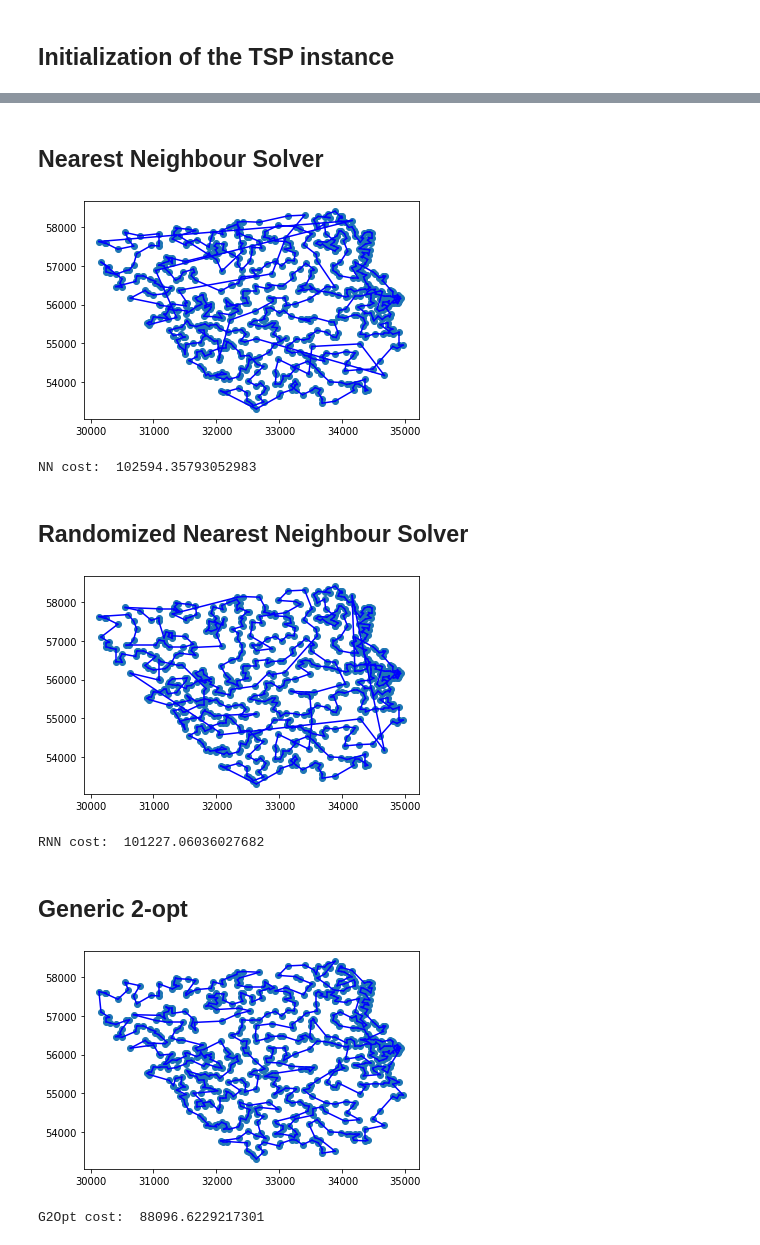
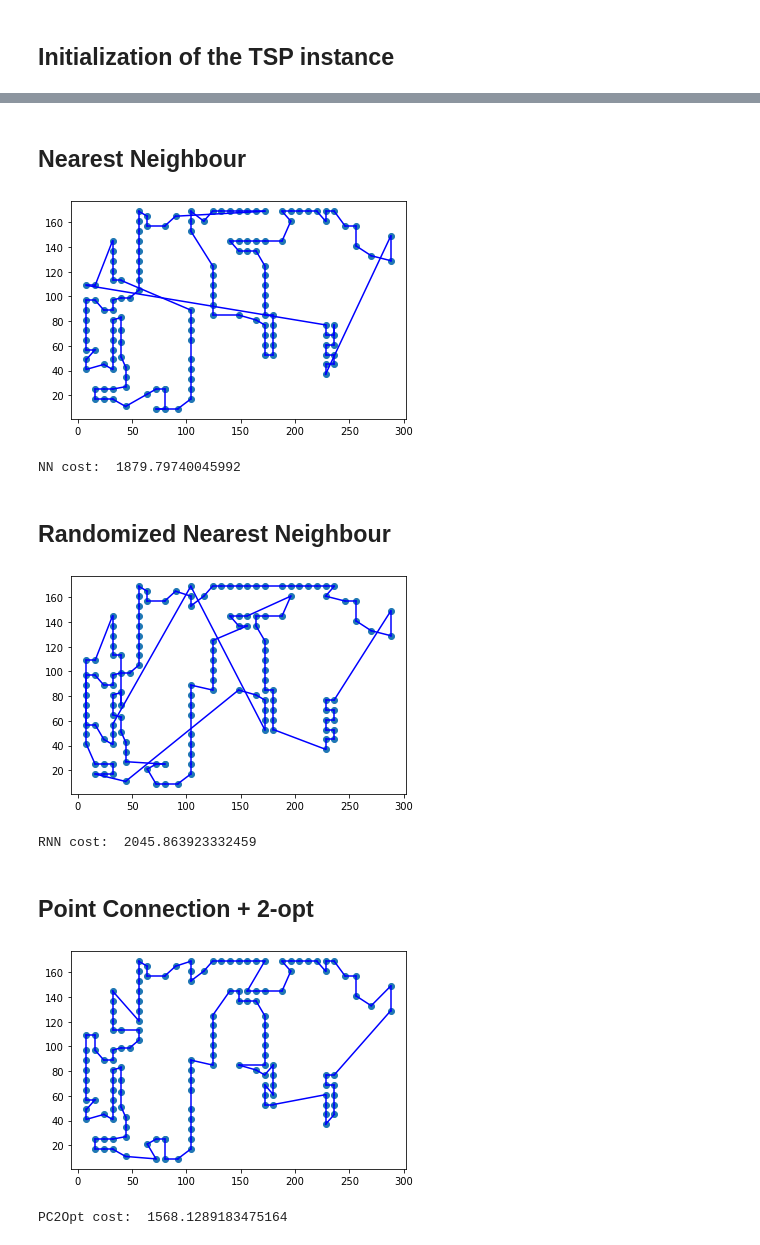
Before and after one commit to L4plac3/localsearch_tsp, a Jupyter notebook: code/test.ipynb, the cells around one changed output, grey strips where cells are left out. Cells and saved outputs as stored; diff of their text form; code cells hidden in the pictures.

```diff
--- a/code/test.ipynb
+++ b/code/test.ipynb
@@ -7,7 +7,10 @@
 from localsearch import *
 
 # Instance of TSPloader class used to load the .tsp file into a suitable data-structure
-loader = TSPloader(r'..\\data\\uy734.tsp')
+loader = TSPloader(r'..\\data\\mid.txt')
 
 # Instance of TSP class to which we pass the nodes of the .tsp file
 t = TSP(loader.nodes)
+
+# Plotting the initial data
+t.plotData()
@@ -30,33 +29,33 @@ PC cost:  844745.5838973318
 # %% [markdown]
-## Nearest Neighbour Solver
+## Nearest Neighbour
 # %%
 NN = NearestNeighbour()
 t.solve(NN)
 t.plotSolution('NearestNeighbour')
 print('NN cost: ', t.getCost('NearestNeighbour'))
 # %% [output]
-[figure, old version]
+[figure, new version]
-NN cost:  102594.35793052983
+NN cost:  1879.79740045992
 # %% [markdown]
-## Randomized Nearest Neighbour Solver
+## Randomized Nearest Neighbour
 # %%
 RNN = RandomizedNearestNeighbour()
 t.solve(RNN)
 t.plotSolution('RandomizedNearestNeighbour')
 print('RNN cost: ', t.getCost('RandomizedNearestNeighbour'))
 # %% [output]
-[figure, old version]
+[figure, new version]
-RNN cost:  101227.06036027682
+RNN cost:  2045.863923332459
 # %% [markdown]
-## Generic 2-opt
+## Point Connection + 2-opt
 # %%
 initial_path = t.path
 initial_cost = t.computeCost(initial_path)
-G2Opt = TwoOpt(initial_path=initial_path, initial_cost=initial_cost)
-t.solve(G2Opt)
+PC2Opt = TwoOpt(initial_path=initial_path, initial_cost=initial_cost)
+t.solve(PC2Opt)
 t.plotSolution('TwoOpt')
-print('G2Opt cost: ', t.getCost('TwoOpt'))
+print('PC2Opt cost: ', t.getCost('TwoOpt'))
 # %% [output]
-[figure, old version]
+[figure, new version]
-G2Opt cost:  88096.6229217301
+PC2Opt cost:  1568.1289183475164
 # %% [markdown]
```
Also changed, not shown: parts of 16 cells of this notebook, 1 other file.
